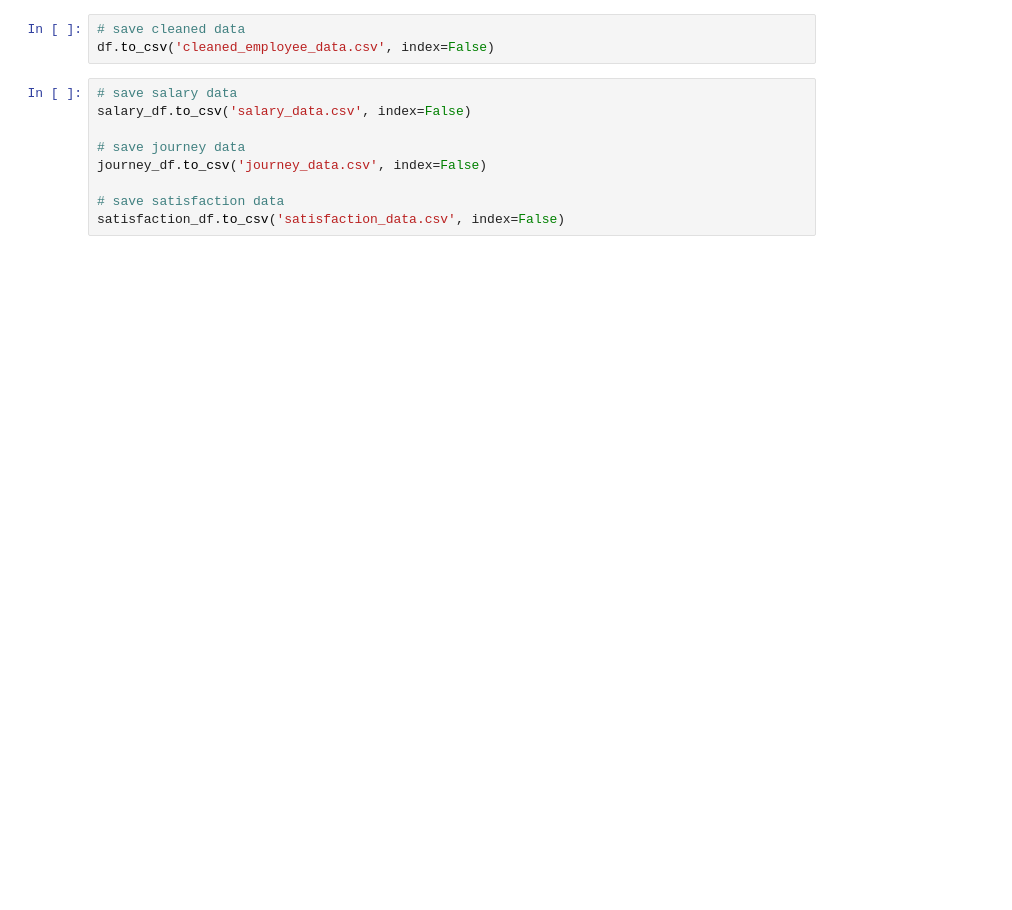
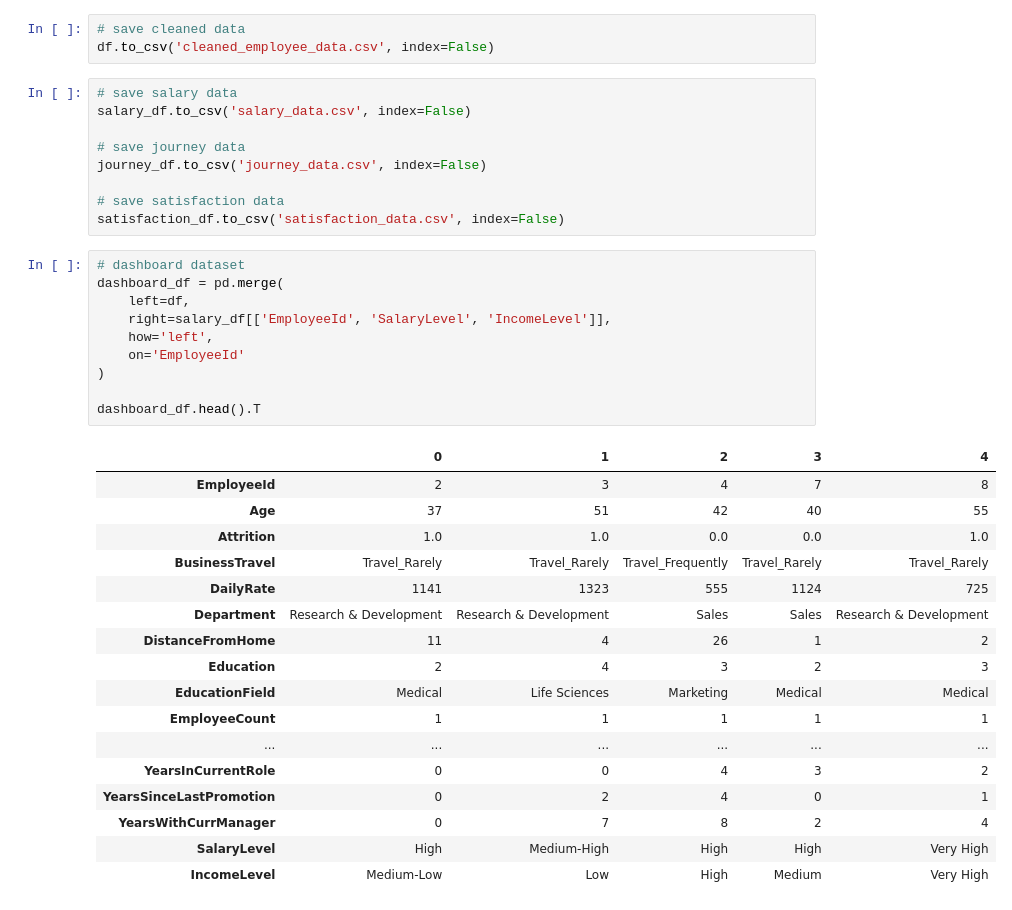
Before and after one commit to Sulbae/HR-Dashboard, a Jupyter notebook: notebook.ipynb, the cells around one changed output. Saved outputs shown, nothing was run; the diff lists cells and outputs as text; blank space fills up the shorter version.

```diff
--- a/notebook.ipynb
+++ b/notebook.ipynb
@@ -1006,3 +988,31 @@ journey_df.to_csv('journey_data.csv', index=False)
 
 # save satisfaction data
 satisfaction_df.to_csv('satisfaction_data.csv', index=False)
+# %%
+# dashboard dataset
+dashboard_df = pd.merge(
+    left=df,
+    right=salary_df[['EmployeeId', 'SalaryLevel', 'IncomeLevel']],
+    how='left',
+    on='EmployeeId'
+)
+
+dashboard_df.head().T
+# %% [output]
+|  | 0 | 1 | 2 | 3 | 4 |
+| EmployeeId | 2 | 3 | 4 | 7 | 8 |
+| Age | 37 | 51 | 42 | 40 | 55 |
+| Attrition | 1.0 | 1.0 | 0.0 | 0.0 | 1.0 |
+| BusinessTravel | Travel_Rarely | Travel_Rarely | Travel_Frequently | Travel_Rarely | Travel_Rarely |
+| DailyRate | 1141 | 1323 | 555 | 1124 | 725 |
+| Department | Research & Development | Research & Development | Sales | Sales | Research & Development |
+| DistanceFromHome | 11 | 4 | 26 | 1 | 2 |
+| Education | 2 | 4 | 3 | 2 | 3 |
+| EducationField | Medical | Life Sciences | Marketing | Medical | Medical |
+| EmployeeCount | 1 | 1 | 1 | 1 | 1 |
+| ... | ... | ... | ... | ... | ... |
+| YearsInCurrentRole | 0 | 0 | 4 | 3 | 2 |
+| YearsSinceLastPromotion | 0 | 2 | 4 | 0 | 1 |
+| YearsWithCurrManager | 0 | 7 | 8 | 2 | 4 |
+| SalaryLevel | High | Medium-High | High | High | Very High |
+| IncomeLevel | Medium-Low | Low | High | Medium | Very High |
```
Also changed, not shown: parts of 15 cells of this notebook, 3 other files.
